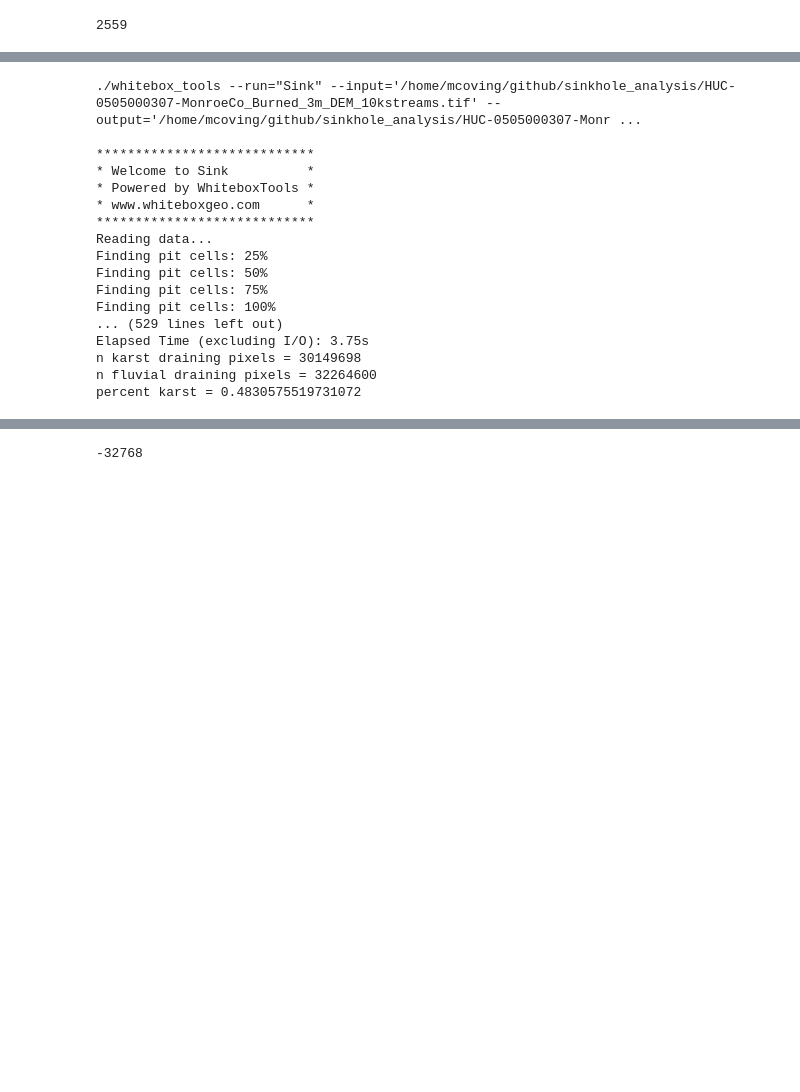
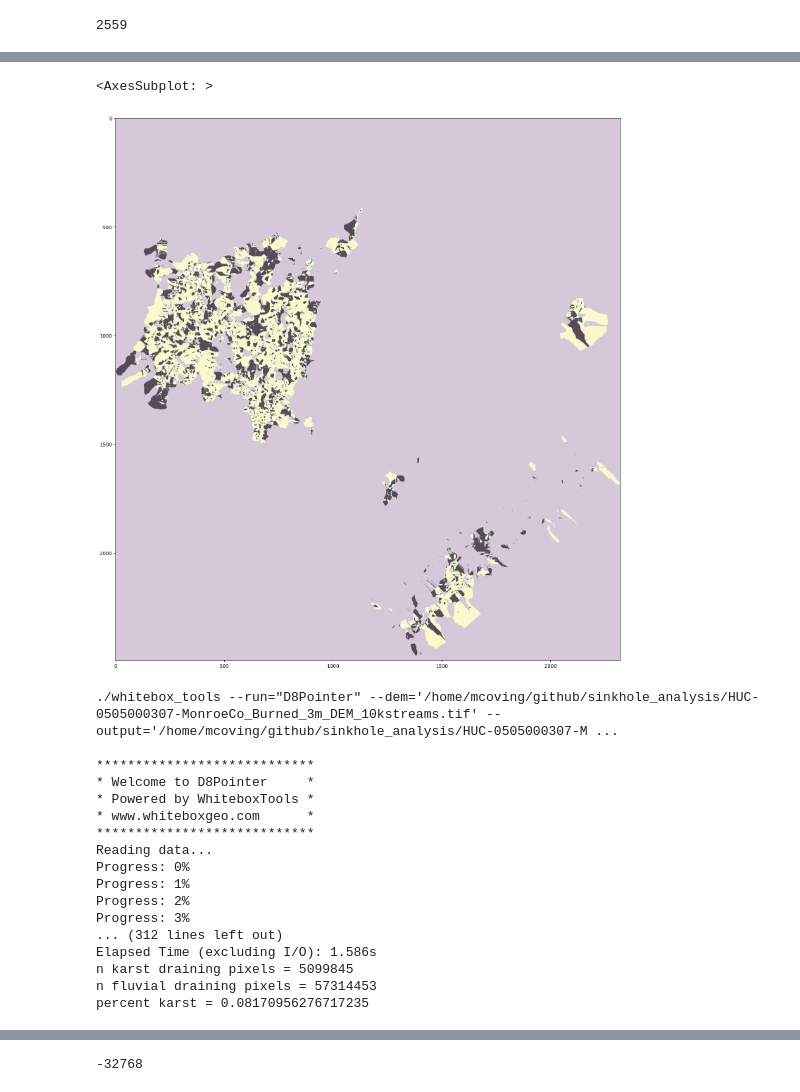
Before and after one commit to CovingtonResearchGroup/sinkhole_analysis, a Jupyter notebook: Monroe-Cty.ipynb, the cells around one changed output, grey strips where cells are left out. Saved outputs shown, nothing was run; the diff lists cells and outputs as text; code cells hidden in the pictures; blank space fills up the shorter version.

```diff
--- a/Monroe-Cty.ipynb
+++ b/Monroe-Cty.ipynb
@@ -158,0 +166,11 @@ riop.show(wat_elev, ax=ax, alpha=0.3)
+# %%
+NHD_union = logical_and(wat_hyd > 0, wat_elev >0)
+fig, ax = subplots(figsize=(20,20))
+riop.show(NHD_union, ax=ax, cmap='Greys')
+NHD_elev_only = logical_and(wat_hyd ==-32768, wat_elev >0)
+riop.show(NHD_elev_only, ax=ax, alpha=0.3)
+NHD_hyd_only = logical_and(wat_elev ==-32768, wat_hyd >-1)
+riop.show(NHD_hyd_only, ax=ax, alpha=0.3, cmap='Greens')
+# %% [output]
+<AxesSubplot: >
+[figure, added]
@@ -160,27 +182,27 @@ riop.show(wat_elev, ax=ax, alpha=0.3)
 sinksfile = os.path.join(datadir,'HUC-0505000307-sinks-3m-SinkholePolys.tif')
 wat_sinks_hyd = calc_karst_fraction(datadir=datadir,
                           demfile='HUC-0505000307-MonroeCo_Burned_3m_DEM_10kstreams.tif',
-                          sinksfile=None,
+                          sinksfile=sinksfile,
                           mean_filter=False,
                           fill_pits=False)
 # %% [output]
-./whitebox_tools --run="Sink" --input='/home/mcoving/github/sinkhole_analysis/HUC-0505000307-MonroeCo_Burned_3m_DEM_10kstreams.tif' --output='/home/mcoving/github/sinkhole_analysis/HUC-0505000307-Monr ...
+./whitebox_tools --run="D8Pointer" --dem='/home/mcoving/github/sinkhole_analysis/HUC-0505000307-MonroeCo_Burned_3m_DEM_10kstreams.tif' --output='/home/mcoving/github/sinkhole_analysis/HUC-0505000307-M ...
 
 ****************************
-* Welcome to Sink          *
+* Welcome to D8Pointer     *
 * Powered by WhiteboxTools *
 * www.whiteboxgeo.com      *
 ****************************
 Reading data...
-Finding pit cells: 25%
-Finding pit cells: 50%
-Finding pit cells: 75%
-Finding pit cells: 100%
-... (529 lines left out)
-Elapsed Time (excluding I/O): 3.75s
-n karst draining pixels = 30149698
-n fluvial draining pixels = 32264600
-percent karst = 0.4830575519731072
+Progress: 0%
+Progress: 1%
+Progress: 2%
+Progress: 3%
+... (312 lines left out)
+Elapsed Time (excluding I/O): 1.586s
+n karst draining pixels = 5099845
+n fluvial draining pixels = 57314453
+percent karst = 0.08170956276717235
 # %%
 sinksfile = os.path.join(datadir,'HUC-0505000307-sinks-3m-SinkholePolys.tif')
 wat_sinks = calc_karst_fraction(datadir=datadir,
```
Also changed, not shown: parts of 7 cells of this notebook, 1 other file.
